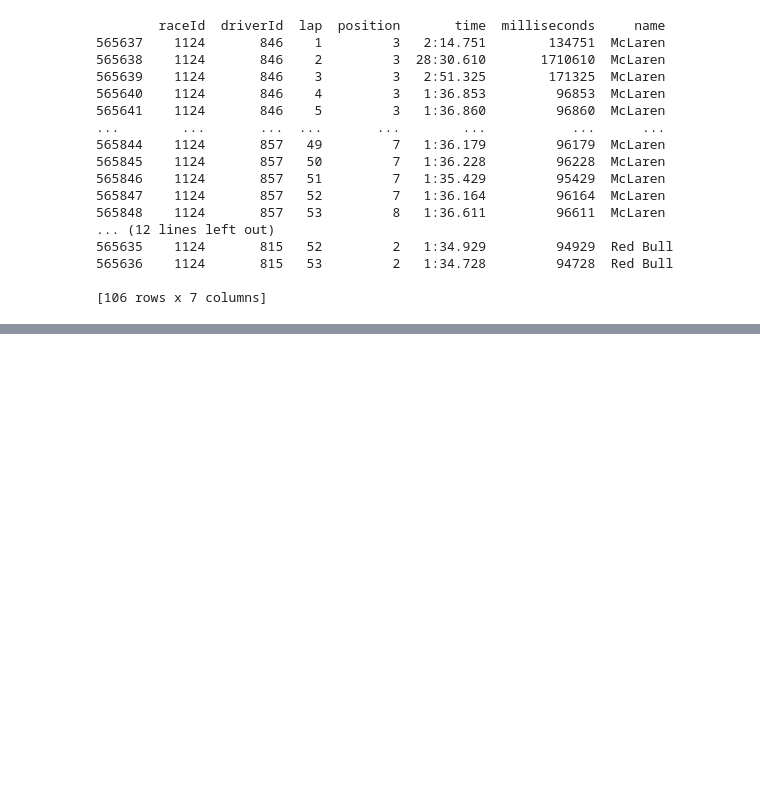
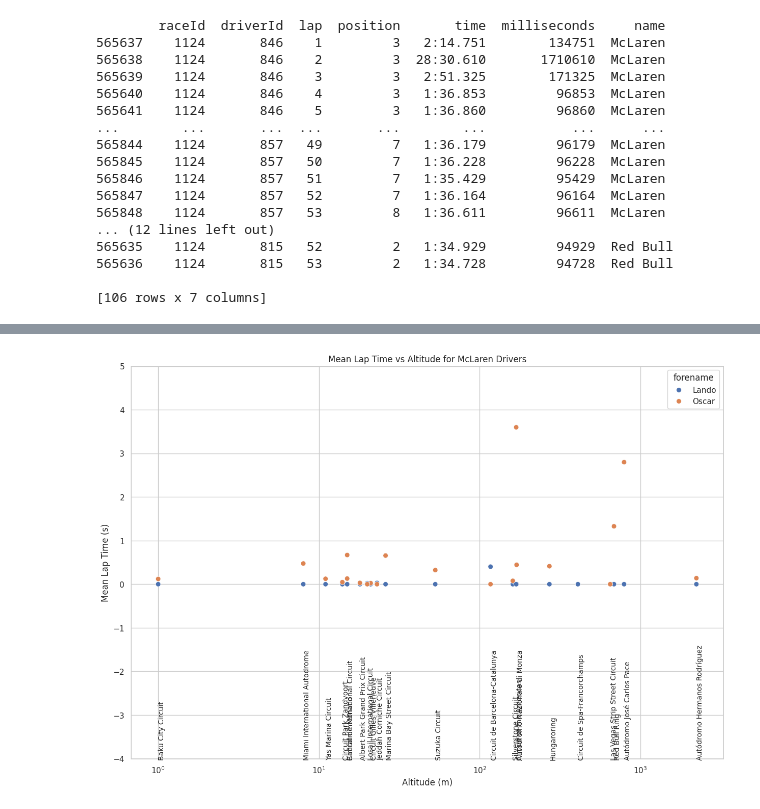
Before and after one commit to MichaelAngeloTheFirst/Formula1-Dataset-Exploration, a Jupyter notebook: f1_exploration.ipynb, the cells around one changed output, grey strips where cells are left out. Saved outputs shown, nothing was run; the diff lists cells and outputs as text; code cells hidden in the pictures; blank space fills up the shorter version.

Commit message:
added plot with delta times for each race for mclaren drivers for 2023 (alt +8)

```diff
--- a/f1_exploration.ipynb
+++ b/f1_exploration.ipynb
@@ -473,0 +552,19 @@ Name: milliseconds, dtype: float64
+# %%
+
+
+
+
+# display(current_season_tracks)
+# X = current_season_tracks['alt']
+# display(X)
+# X = list((current_season_tracks['alt'], current_season_tracks['location']))
+
+#raceId	driverId	name_x	milliseconds	circuitId	name_y	alt	forename	surname make dataframe
+Y = pd.DataFrame(columns=['raceId', 'driverId', 'team_name', 'milliseconds', 'circuitId', 'circuit_name', 'alt', 'forename', 'surname'])
+
+
+for index, row in races_2023.iterrows():
+    Y = pd.concat([Y, get_mean_lap_time(get_constructor_race_laptimes(1, row['raceId']))])
+    # Y.concat(get_mean_lap_time(get_constructor_race_laptimes(1, row['raceId'])))
+
+display(Y)
@@ -473,0 +589,8 @@ Name: milliseconds, dtype: float64
+# %%
+# for each race id get fastest lap time and calculate delta to fastest lap
+
+# for each record calculate difference between time in milliseconds of this record and the fastest time for each race by raceId
+# and add it as a new column to the dataframe
+# display(Y)
+Y['delta'] = Y.groupby('raceId')['milliseconds'].transform(lambda x: x - x.min())
+display(Y)
@@ -473,0 +635,20 @@ Name: milliseconds, dtype: float64
+# %%
+# plot millisecond time vs altitude for each driver
+import matplotlib.pyplot as plt
+import seaborn as sns
+
+sns.set_theme(style="whitegrid")
+plt.figure(figsize=(15, 10))
+sns.scatterplot(data=Y, x='alt', y='delta', hue='forename', s=50)
+#add values of alt below x axis as names of tracks
+for i in range(len(current_season_tracks)):
+    plt.text(current_season_tracks['alt'][i], -4, current_season_tracks['name'][i], rotation=90, fontsize=10)
+
+plt.title('Mean Lap Time vs Altitude for McLaren Drivers')
+plt.xlabel('Altitude (m)')
+plt.ylabel('Mean Lap Time (s)')
+plt.ylim(-4, 5)
+plt.xscale('log')
+plt.show()
+# %% [output]
+[figure, added]
```
Also changed, not shown: parts of 12 cells of this notebook.
